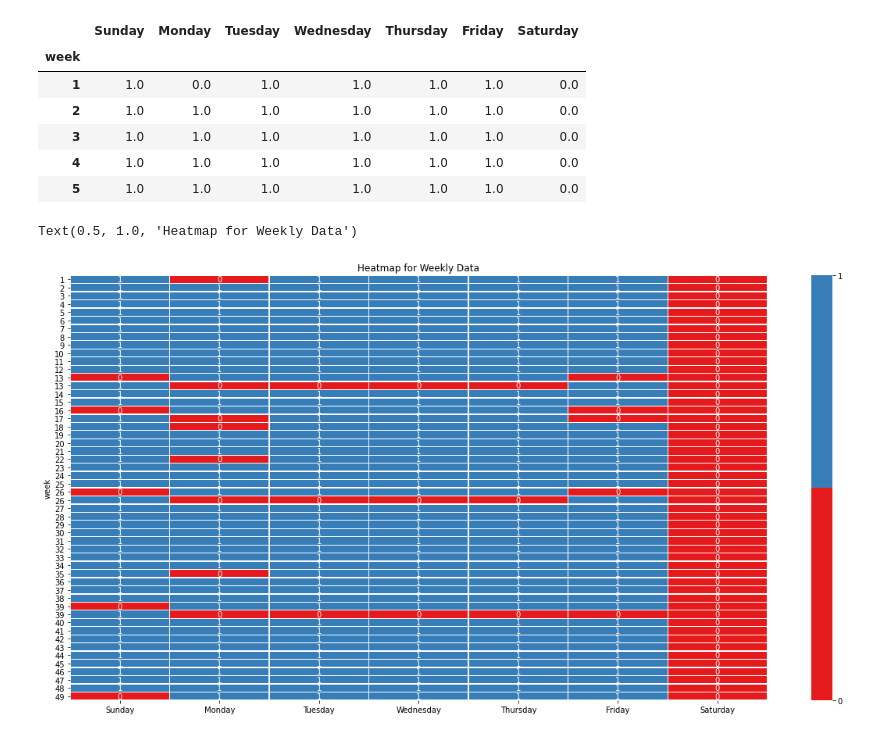
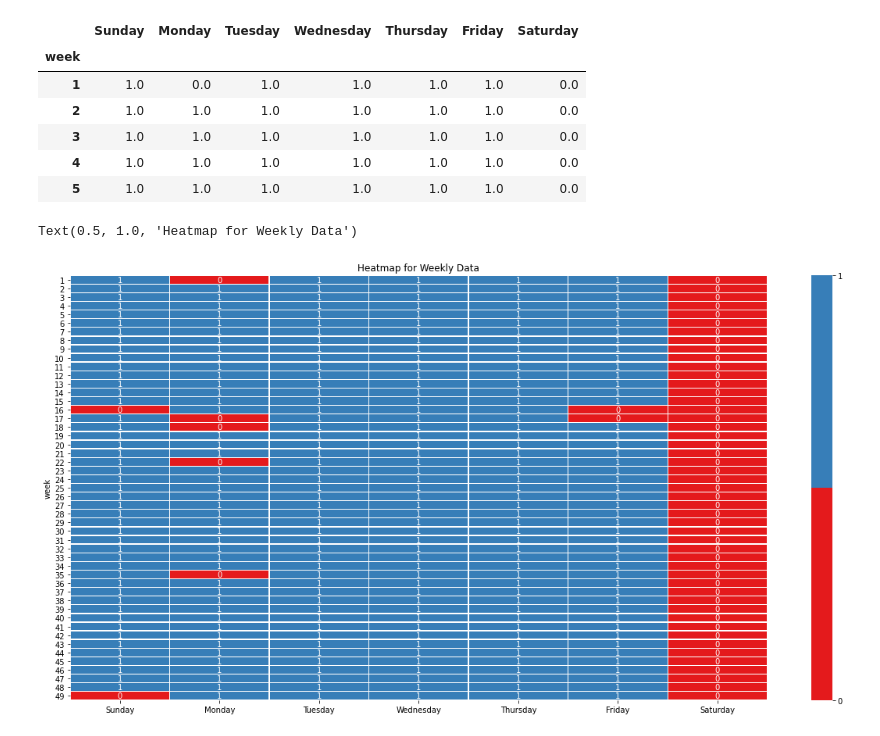
Before and after one commit to rajivsam/cmi_count_data_modeling, a Jupyter notebook: notebooks/week_3_tasks.ipynb, the cells around one changed output. Drawn from its saved outputs; the diff is of its cells as text; code cells hidden in the pictures.

Commit message:
Task-3: Identifying missing types in the data added

```diff
--- a/notebooks/week_3_tasks.ipynb
+++ b/notebooks/week_3_tasks.ipynb
@@ -184 +180,9 @@ for i in range(1,4):
+# %%
+all_dates=data['Date']
+all_weekNumber=all_dates.dt.isocalendar().week
+all_weekNumber=pd.DataFrame(all_weekNumber).drop_duplicates().set_index('week')
+# %%
+all_weekNumber[['Sunday','Monday', 'Tuesday', 'Wednesday', 'Thursday', 'Friday', 'Saturday']]=0
+for date in all_dates:
+  all_weekNumber.loc[all_weekNumber.index==date.week,date.day_name()]=1
 # %%
@@ -193,8 +197,8 @@ weekly_missing_days_all.head()
 | 5 | 1.0 | 1.0 | 1.0 | 1.0 | 1.0 | 1.0 | 0.0 |
 # %%
 plt.figure(figsize=(20,10))
-sns.heatmap(weekly_missing_days_all,annot=True,linewidths=.3,cmap = sns.mpl_palette('Set1', 2),cbar_kws={'ticks':[0,1]})
+sns.heatmap(all_weekNumber,annot=True,linewidths=.3,cmap = sns.mpl_palette('Set1', 2),cbar_kws={'ticks':[0,1]})
 plt.title('Heatmap for Weekly Data')
 # %% [output]
 Text(0.5, 1.0, 'Heatmap for Weekly Data')
-[figure, old version]
+[figure, new version]
```
Also changed, not shown: parts of 5 cells of this notebook.
